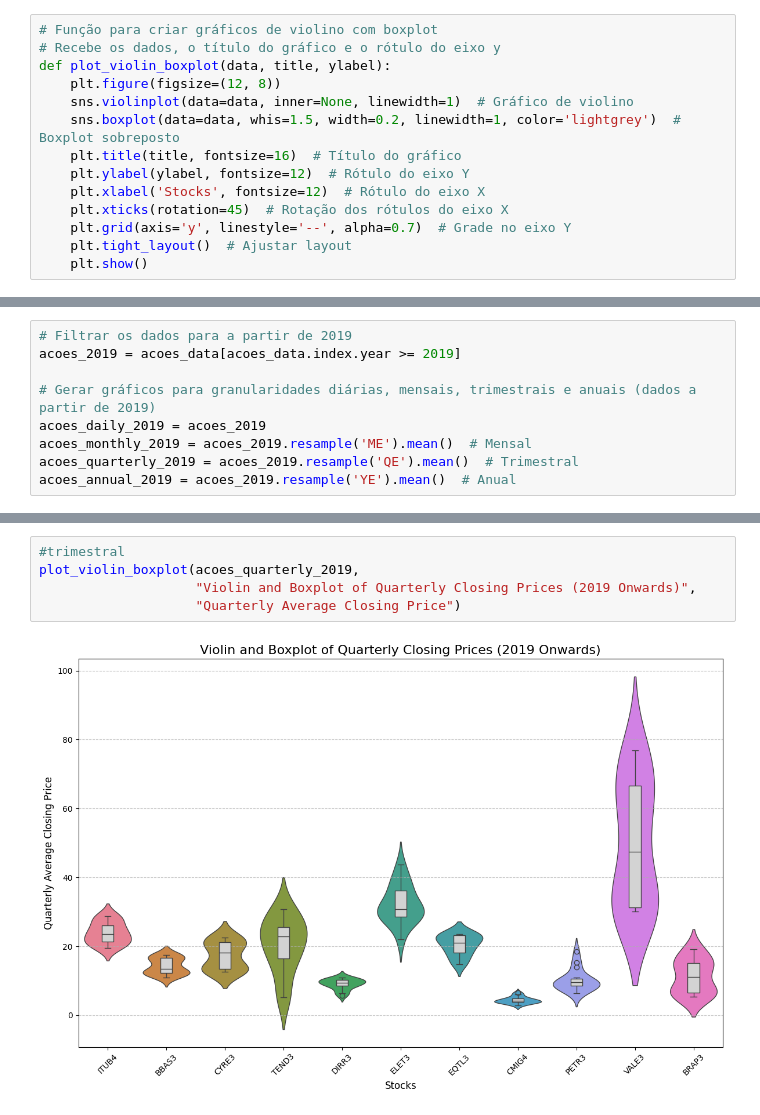
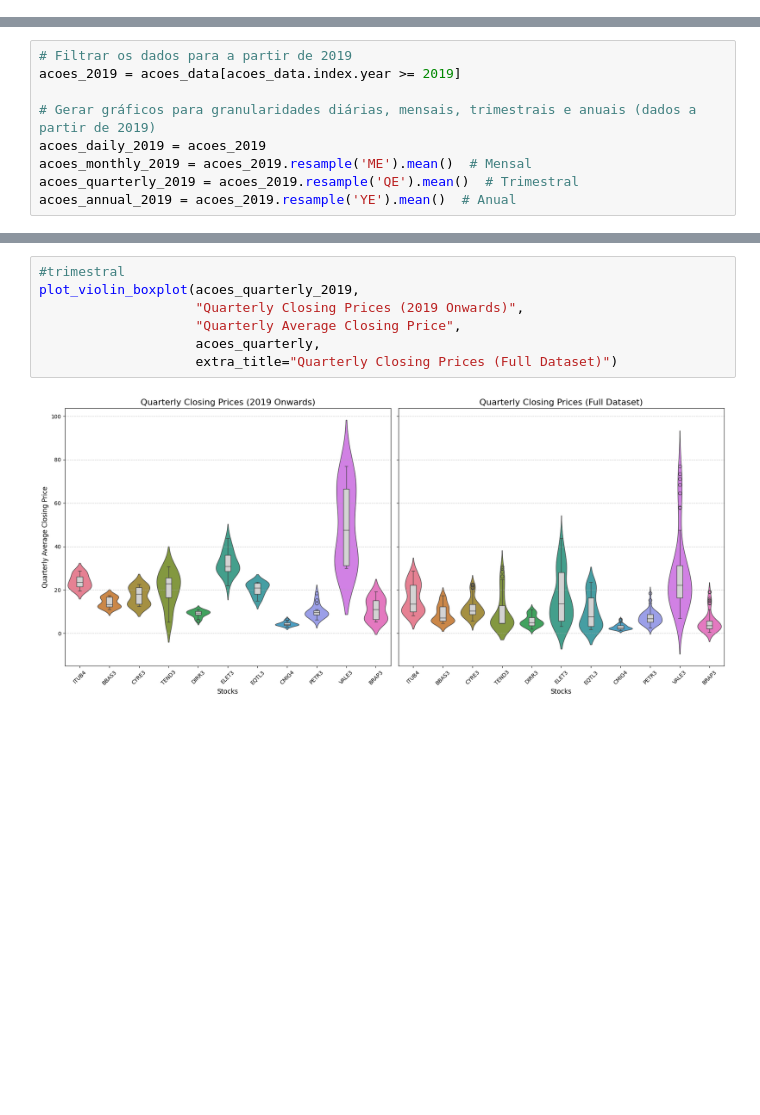
Before and after one commit to diogobrasil/analises-tcc-cripto, a Jupyter notebook: main/classes/Visualization/b3_analysis_charts/distrbuitions.ipynb, the cells around one changed output, grey strips where cells are left out. Cells and saved outputs as stored; diff of their text form; blank space fills up the shorter version.

```diff
--- a/main/classes/Visualization/b3_analysis_charts/distrbuitions.ipynb
+++ b/main/classes/Visualization/b3_analysis_charts/distrbuitions.ipynb
@@ -63,17 +63,3 @@ create_seaborn_boxplot(acoes_data, 'ITUB4', "Stock Price Variations")
 **Gráfico de Violino em conjunto com Boxplot**
 # %% [markdown]
 1. função para plotar o gráfico que será uma junção do boxplot com gráfico violino
-# %%
-# Função para criar gráficos de violino com boxplot
-# Recebe os dados, o título do gráfico e o rótulo do eixo y
-def plot_violin_boxplot(data, title, ylabel):
-    plt.figure(figsize=(12, 8))
-    sns.violinplot(data=data, inner=None, linewidth=1)  # Gráfico de violino
-    sns.boxplot(data=data, whis=1.5, width=0.2, linewidth=1, color='lightgrey')  # Boxplot sobreposto
-    plt.title(title, fontsize=16)  # Título do gráfico
-    plt.ylabel(ylabel, fontsize=12)  # Rótulo do eixo Y
-    plt.xlabel('Stocks', fontsize=12)  # Rótulo do eixo X
-    plt.xticks(rotation=45)  # Rotação dos rótulos do eixo X
-    plt.grid(axis='y', linestyle='--', alpha=0.7)  # Grade no eixo Y
-    plt.tight_layout()  # Ajustar layout
-    plt.show()
@@ -134,10 +184,12 @@ plot_violin_boxplot(acoes_monthly_2019,
 # %%
 #trimestral
 plot_violin_boxplot(acoes_quarterly_2019,
-                    "Violin and Boxplot of Quarterly Closing Prices (2019 Onwards)",
-                    "Quarterly Average Closing Price")
+                    "Quarterly Closing Prices (2019 Onwards)",
+                    "Quarterly Average Closing Price",
+                    acoes_quarterly,
+                    extra_title="Quarterly Closing Prices (Full Dataset)")
 # %% [output]
-[figure, old version]
+[figure, new version]
 # %%
 #anual
 plot_violin_boxplot(acoes_annual_2019,
```
Also changed, not shown: parts of 5 cells of this notebook.
